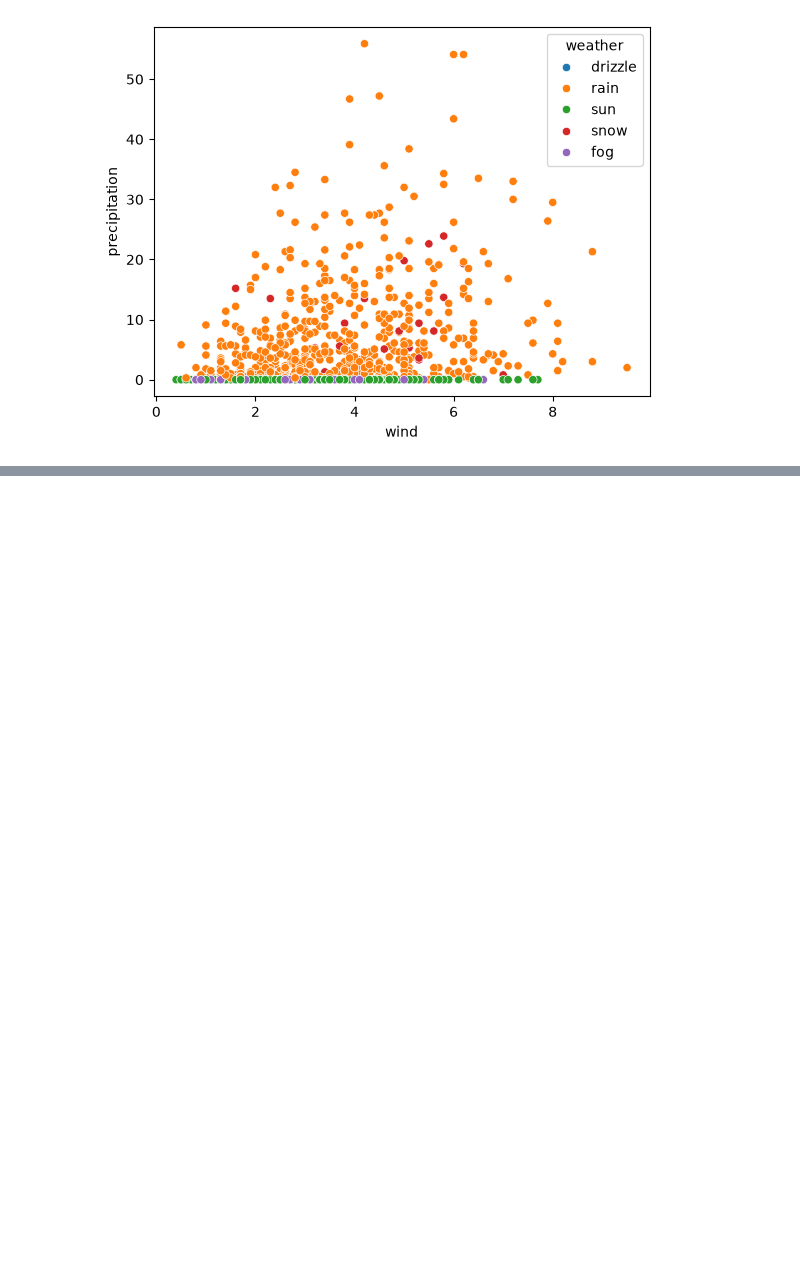
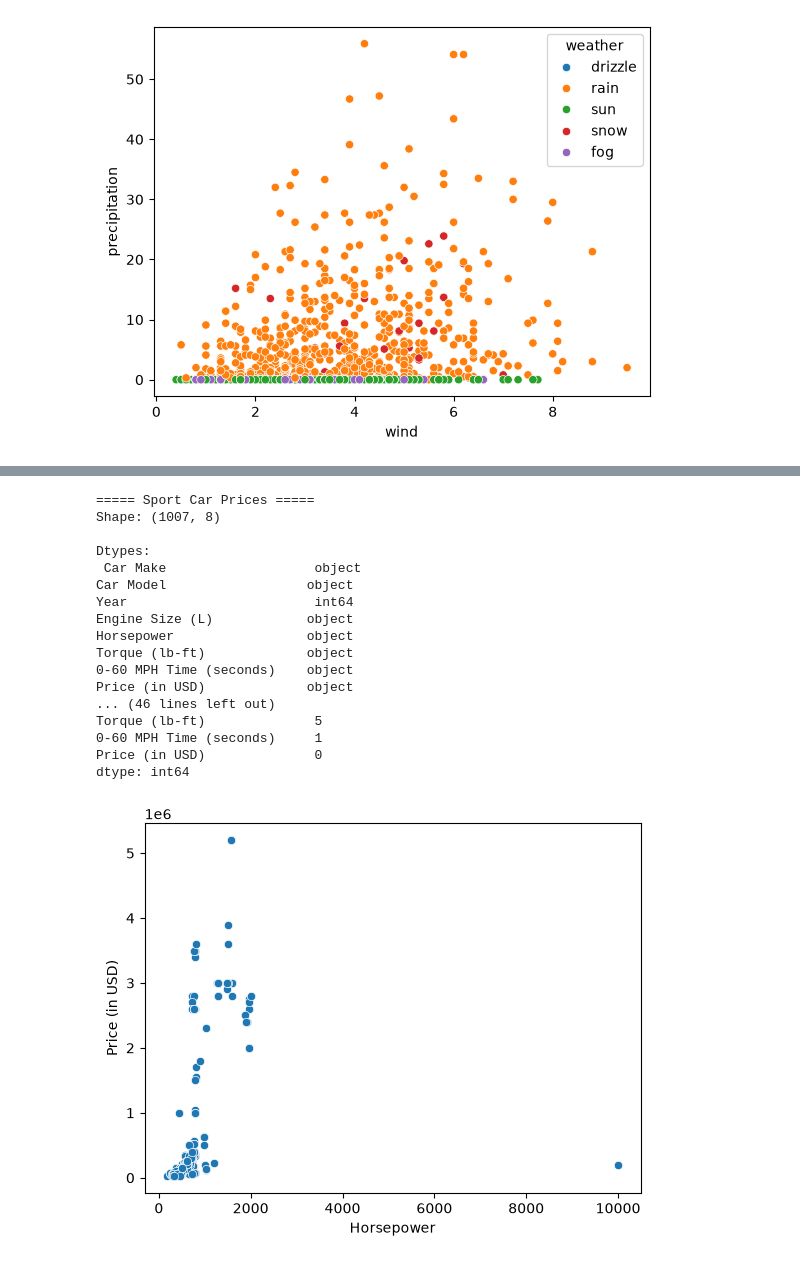
Before and after one commit to IIIT-Pune-ML/ml-lab2-chinmayy777, a Jupyter notebook: 112415054.ipynb, the cells around one changed output, grey strips where cells are left out. Saved outputs shown, nothing was run; the diff lists cells and outputs as text; code cells hidden in the pictures; blank space fills up the shorter version.

```diff
--- a/112415054.ipynb
+++ b/112415054.ipynb
@@ -368,0 +493,41 @@ Missing days: DatetimeIndex([], dtype='datetime64[ns]', freq='D')
+# %%
+cars = data['cars'].copy()
+num_cols = profile(cars, 'Sport Car Prices')
+print(cars.dtypes)
+print(cars.head())
+
+for c in ['Horsepower', 'Torque (lb-ft)', 'Price (in USD)', 'Engine Size (L)', '0-60 MPH Time (seconds)']:
+    cars[c] = pd.to_numeric(cars[c].astype(str).str.replace(',', ''), errors='coerce')
+
+print(cars.isnull().sum())
+
+sns.scatterplot(data=cars, x='Horsepower', y='Price (in USD)')
+plt.show()
+
+cars['Car Make'].value_counts().head(10).plot(kind='bar')
+plt.title('Top 10 manufacturers by model count'); plt.show()
+
+sns.scatterplot(data=cars, x='0-60 MPH Time (seconds)', y='Horsepower')
+plt.show()
+
+sns.heatmap(cars.select_dtypes(include=np.number).corr(), annot=True, cmap='coolwarm')
+plt.show()
+# %% [output]
+===== Sport Car Prices =====
+Shape: (1007, 8)
+
+Dtypes:
+ Car Make                   object
+Car Model                  object
+Year                        int64
+Engine Size (L)            object
+Horsepower                 object
+Torque (lb-ft)             object
+0-60 MPH Time (seconds)    object
+Price (in USD)             object
+... (46 lines left out)
+Torque (lb-ft)              5
+0-60 MPH Time (seconds)     1
+Price (in USD)              0
+dtype: int64
+[figure, added]
```
Also changed, not shown: parts of 10 cells of this notebook.
